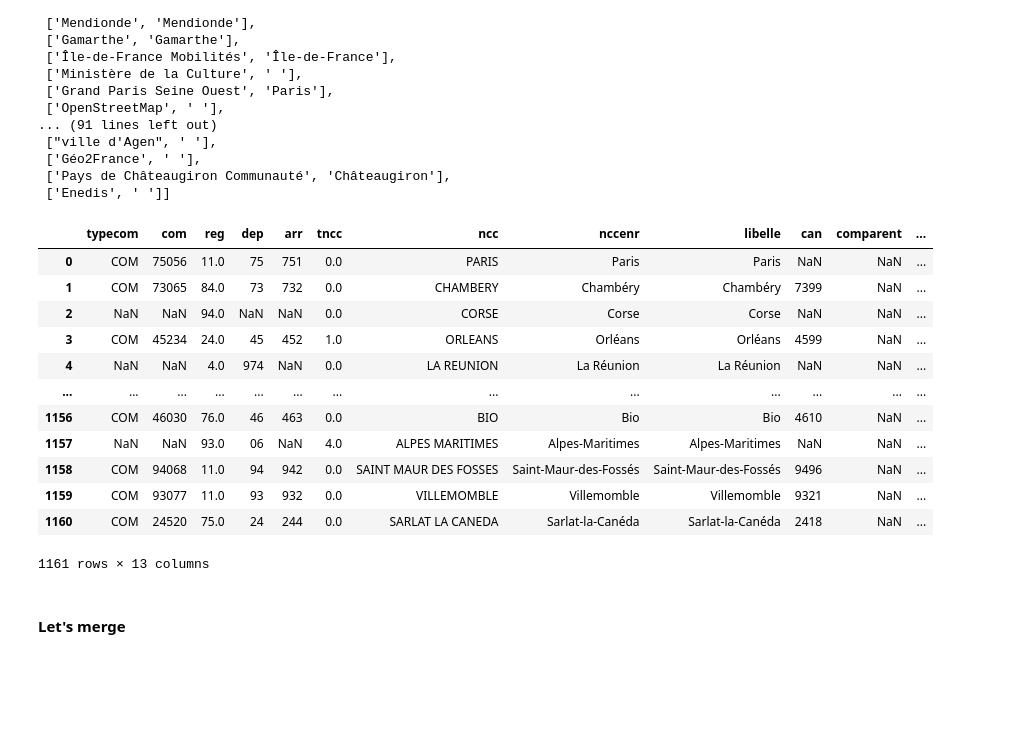
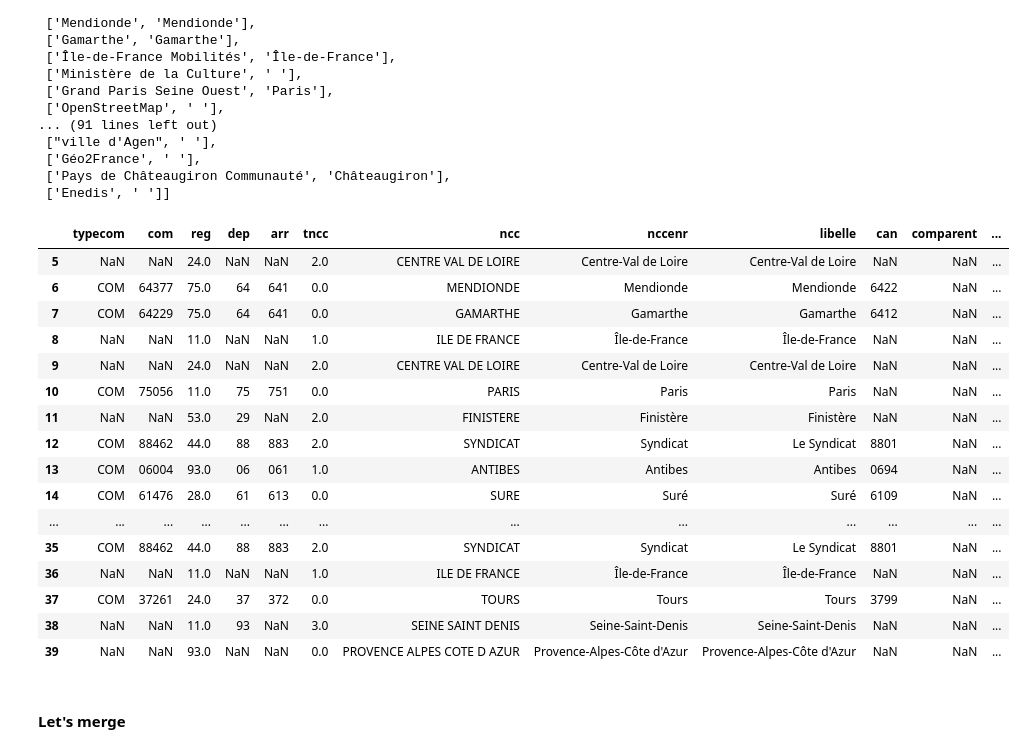
Before and after one commit to etalab-ia/florian_opendatascience, a Jupyter notebook: src/Notebooks/LOCS v2 obj precision.ipynb, the cells around one changed output. Saved outputs shown, nothing was run; the diff lists cells and outputs as text; code cells hidden in the pictures; blank space fills up the shorter version.

```diff
--- a/src/Notebooks/LOCS v2 obj precision.ipynb
+++ b/src/Notebooks/LOCS v2 obj precision.ipynb
@@ -188,18 +188,22 @@ org_locs_simple=np.array(org_locs).transpose()[1]
 # %%
 df_loc_orgs['ref org']=org_locs_ref
 # %%
-df_loc_orgs
+df_loc_orgs[5:40]
 # %% [output]
 |  | typecom | com | reg | dep | arr | tncc | ncc | nccenr | libelle | can | comparent | ... |
-| 0 | COM | 75056 | 11.0 | 75 | 751 | 0.0 | PARIS | Paris | Paris | NaN | NaN | ... |
-| 1 | COM | 73065 | 84.0 | 73 | 732 | 0.0 | CHAMBERY | Chambéry | Chambéry | 7399 | NaN | ... |
-| 2 | NaN | NaN | 94.0 | NaN | NaN | 0.0 | CORSE | Corse | Corse | NaN | NaN | ... |
-| 3 | COM | 45234 | 24.0 | 45 | 452 | 1.0 | ORLEANS | Orléans | Orléans | 4599 | NaN | ... |
-| 4 | NaN | NaN | 4.0 | 974 | NaN | 0.0 | LA REUNION | La Réunion | La Réunion | NaN | NaN | ... |
+| 5 | NaN | NaN | 24.0 | NaN | NaN | 2.0 | CENTRE VAL DE LOIRE | Centre-Val de Loire | Centre-Val de Loire | NaN | NaN | ... |
+| 6 | COM | 64377 | 75.0 | 64 | 641 | 0.0 | MENDIONDE | Mendionde | Mendionde | 6422 | NaN | ... |
+| 7 | COM | 64229 | 75.0 | 64 | 641 | 0.0 | GAMARTHE | Gamarthe | Gamarthe | 6412 | NaN | ... |
+| 8 | NaN | NaN | 11.0 | NaN | NaN | 1.0 | ILE DE FRANCE | Île-de-France | Île-de-France | NaN | NaN | ... |
+| 9 | NaN | NaN | 24.0 | NaN | NaN | 2.0 | CENTRE VAL DE LOIRE | Centre-Val de Loire | Centre-Val de Loire | NaN | NaN | ... |
+| 10 | COM | 75056 | 11.0 | 75 | 751 | 0.0 | PARIS | Paris | Paris | NaN | NaN | ... |
+| 11 | NaN | NaN | 53.0 | 29 | NaN | 2.0 | FINISTERE | Finistère | Finistère | NaN | NaN | ... |
+| 12 | COM | 88462 | 44.0 | 88 | 883 | 2.0 | SYNDICAT | Syndicat | Le Syndicat | 8801 | NaN | ... |
+| 13 | COM | 06004 | 93.0 | 06 | 061 | 1.0 | ANTIBES | Antibes | Antibes | 0694 | NaN | ... |
+| 14 | COM | 61476 | 28.0 | 61 | 613 | 0.0 | SURE | Suré | Suré | 6109 | NaN | ... |
 | ... | ... | ... | ... | ... | ... | ... | ... | ... | ... | ... | ... | ... |
-| 1156 | COM | 46030 | 76.0 | 46 | 463 | 0.0 | BIO | Bio | Bio | 4610 | NaN | ... |
-| 1157 | NaN | NaN | 93.0 | 06 | NaN | 4.0 | ALPES MARITIMES | Alpes-Maritimes | Alpes-Maritimes | NaN | NaN | ... |
-| 1158 | COM | 94068 | 11.0 | 94 | 942 | 0.0 | SAINT MAUR DES FOSSES | Saint-Maur-des-Fossés | Saint-Maur-des-Fossés | 9496 | NaN | ... |
-| 1159 | COM | 93077 | 11.0 | 93 | 932 | 0.0 | VILLEMOMBLE | Villemomble | Villemomble | 9321 | NaN | ... |
-| 1160 | COM | 24520 | 75.0 | 24 | 244 | 0.0 | SARLAT LA CANEDA | Sarlat-la-Canéda | Sarlat-la-Canéda | 2418 | NaN | ... |
+| 35 | COM | 88462 | 44.0 | 88 | 883 | 2.0 | SYNDICAT | Syndicat | Le Syndicat | 8801 | NaN | ... |
+| 36 | NaN | NaN | 11.0 | NaN | NaN | 1.0 | ILE DE FRANCE | Île-de-France | Île-de-France | NaN | NaN | ... |
+| 37 | COM | 37261 | 24.0 | 37 | 372 | 0.0 | TOURS | Tours | Tours | 3799 | NaN | ... |
+| 38 | NaN | NaN | 11.0 | 93 | NaN | 3.0 | SEINE SAINT DENIS | Seine-Saint-Denis | Seine-Saint-Denis | NaN | NaN | ... |
+| 39 | NaN | NaN | 93.0 | NaN | NaN | 0.0 | PROVENCE ALPES COTE D AZUR | Provence-Alpes-Côte d'Azur | Provence-Alpes-Côte d'Azur | NaN | NaN | ... |
-1161 rows × 13 columns
```
Also changed, not shown: parts of 2 cells of this notebook, 2 other files.
